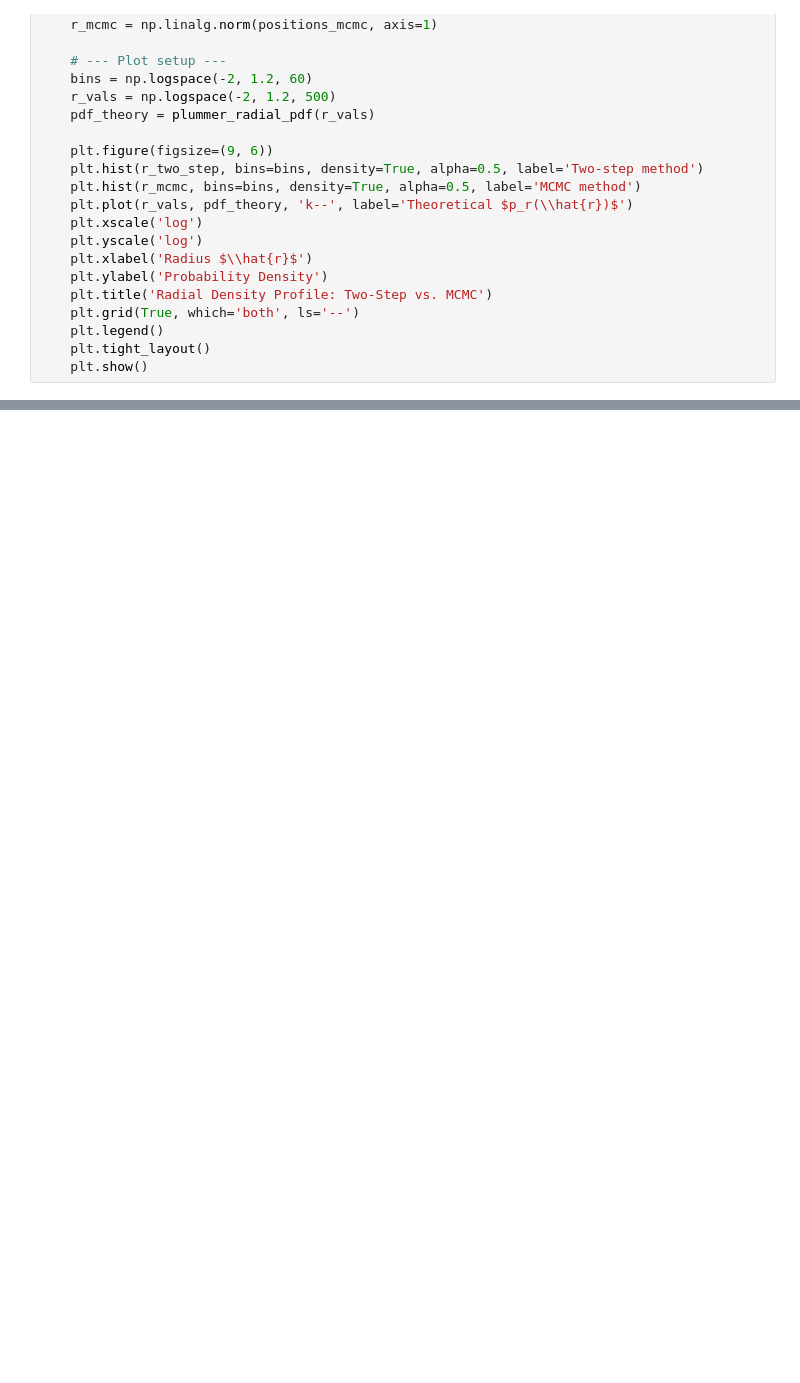
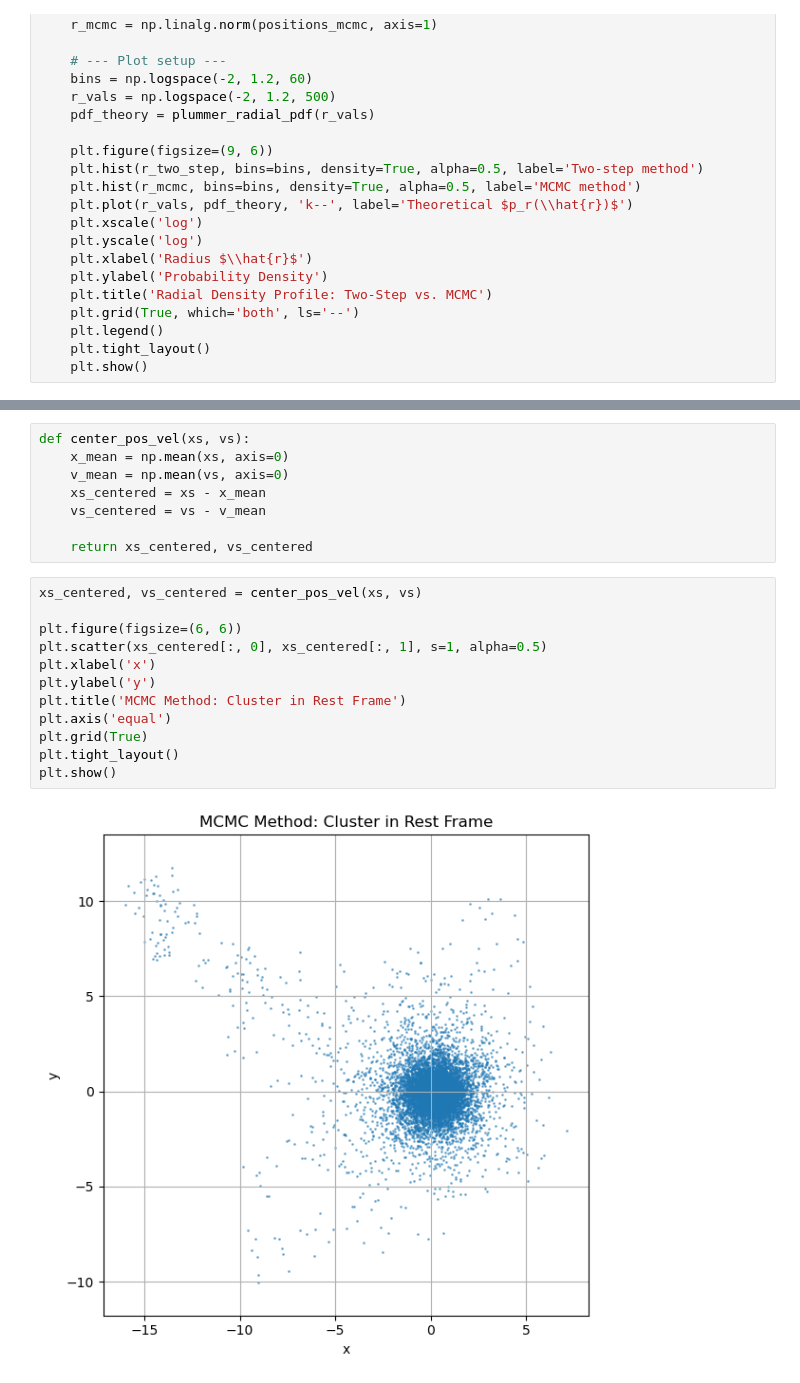
Before and after one commit to ShannonS00/Computational-Astrophysics, a Jupyter notebook: Worksheet_5_G22.ipynb, the cells around one changed output, grey strips where cells are left out. Cells and saved outputs as stored; diff of their text form; blank space fills up the shorter version.

```diff
--- a/Worksheet_5_G22.ipynb
+++ b/Worksheet_5_G22.ipynb
@@ -564,0 +607,22 @@ compare_density_profiles(N_samples=10000)
+# %%
+def center_pos_vel(xs, vs):
+    x_mean = np.mean(xs, axis=0)
+    v_mean = np.mean(vs, axis=0)
+    xs_centered = xs - x_mean
+    vs_centered = vs - v_mean
+
+    return xs_centered, vs_centered
+# %%
+xs_centered, vs_centered = center_pos_vel(xs, vs)
+
+plt.figure(figsize=(6, 6))
+plt.scatter(xs_centered[:, 0], xs_centered[:, 1], s=1, alpha=0.5)
+plt.xlabel('x')
+plt.ylabel('y')
+plt.title('MCMC Method: Cluster in Rest Frame')
+plt.axis('equal')
+plt.grid(True)
+plt.tight_layout()
+plt.show()
+# %% [output]
+[figure, added]
```
Also changed, not shown: parts of 31 cells of this notebook.
